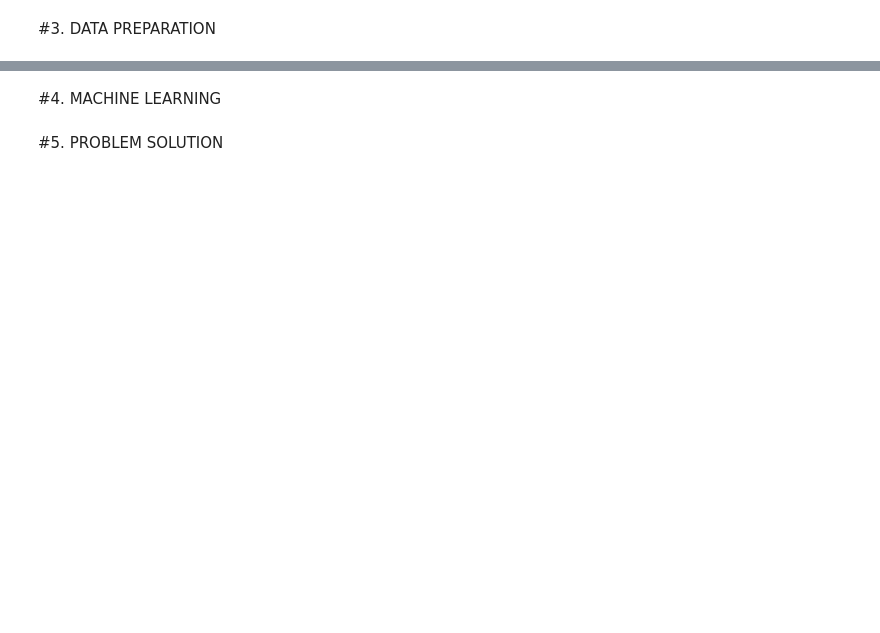
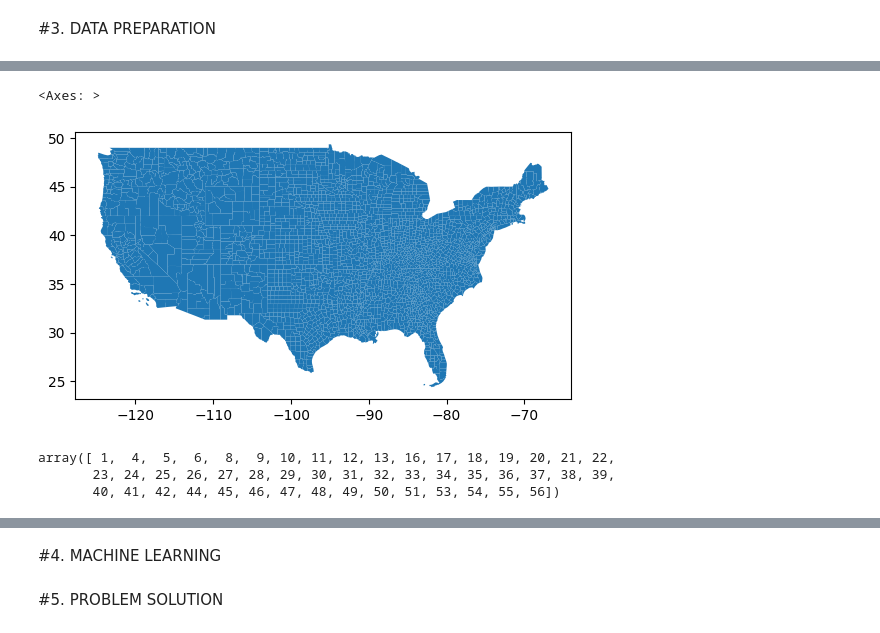
Before and after one commit to ReidelVichot/LC_identification, a Jupyter notebook: LC_identification.ipynb, the cells around one changed output, grey strips where cells are left out. Drawn from its saved outputs; the diff is of its cells as text; code cells hidden in the pictures; blank space fills up the shorter version.

```diff
--- a/LC_identification.ipynb
+++ b/LC_identification.ipynb
@@ -172,4 +186,5 @@ logistics_sectors = [ "481112", "481212", "481219", "483111", "483113",
 # %%
 cbp = cbp[cbp["naics"].isin(logistics_sectors)]
 # %%
-county = gpd.read_file(dpath + "/countyshp/tl_2023_us_county/tl_2023_us_county.shp")
+#county = gpd.read_file(dpath + "/countyshp/tl_2023_us_county/tl_2023_us_county.shp")
+county = gpd.read_file(dpath + "/countyshp/tl_2008_us_county/tl_2008_us_county.shp")
@@ -175,0 +195,23 @@ county = gpd.read_file(dpath + "/countyshp/tl_2023_us_county/tl_2023_us_county.s
+# %%
+print(len(county))
+# -- remove Alaska
+county = county[county["STATEFP"] != "02"]
+print(len(county))
+# -- remove Hawaii
+county = county[county["STATEFP"] != "15"]
+print(len(county))
+# -- remove American Samoa
+county = county[county["STATEFP"] != "60"]
+print(len(county))
+# -- remove Guam
+county = county[county["STATEFP"] != "66"]
+print(len(county))
+# -- remove Northern Marianas
+county = county[county["STATEFP"] != "69"]
+print(len(county))
+# -- remove Puerto Rico
+county = county[county["STATEFP"] != "72"]
+print(len(county))
+# -- remove Virgin Islands
+county = county[county["STATEFP"] != "78"]
+print(len(county))
@@ -175,0 +227,11 @@ county = gpd.read_file(dpath + "/countyshp/tl_2023_us_county/tl_2023_us_county.s
+# %%
+county.plot()
+# %% [output]
+<Axes: >
+[figure, added]
+# %%
+np.sort(county.STATEFP.unique().astype(int))
+# %% [output]
+array([ 1,  4,  5,  6,  8,  9, 10, 11, 12, 13, 16, 17, 18, 19, 20, 21, 22,
+       23, 24, 25, 26, 27, 28, 29, 30, 31, 32, 33, 34, 35, 36, 37, 38, 39,
+       40, 41, 42, 44, 45, 46, 47, 48, 49, 50, 51, 53, 54, 55, 56])
```
Also changed, not shown: parts of 20 cells of this notebook.
